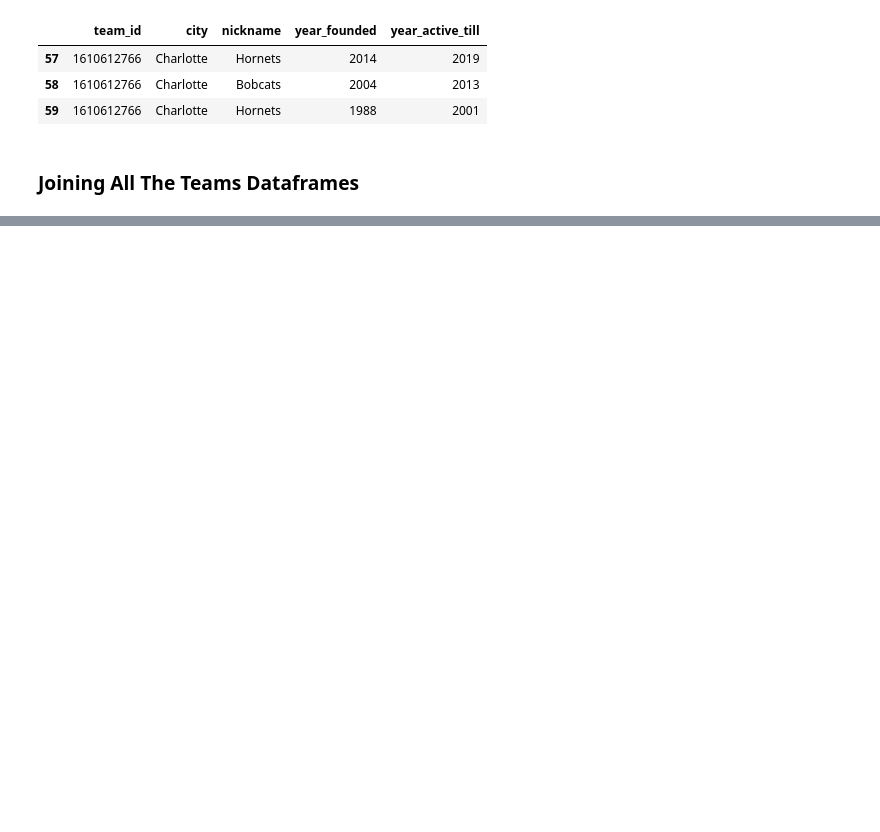
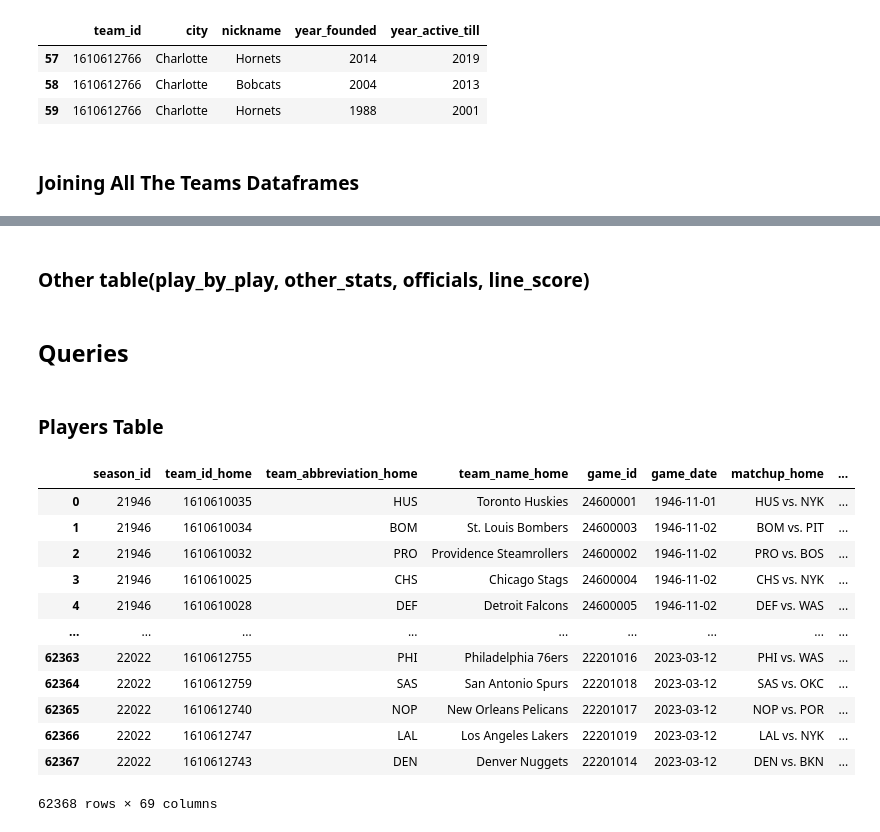
Before and after one commit to mdrhmn48/nba_data_analysis, a Jupyter notebook: pandas.ipynb, the cells around one changed output, grey strips where cells are left out. Drawn from its saved outputs; the diff is of its cells as text; code cells hidden in the pictures; blank space fills up the shorter version.

Commit message:
queries

```diff
--- a/pandas.ipynb
+++ b/pandas.ipynb
@@ -142,0 +272,5 @@ join_team_table_3
+# %%
+join_game_table1 = df_game_info.merge(df_game_summary, on=["game_id"], how="inner")
+join_game_table2 = df_game.merge(join_game_table1, on=["game_id", "game_date"], how="left")
+
+join_game_table2.info()
@@ -142,0 +436,2 @@ join_team_table_3
+# %% [markdown]
+### Other table(play_by_play, other_stats, officials, line_score)
@@ -142,0 +441,20 @@ join_team_table_3
+# %% [markdown]
+## Queries
+# %% [markdown]
+### Players Table
+# %%
+join_game_table2
+# %% [output]
+|  | season_id | team_id_home | team_abbreviation_home | team_name_home | game_id | game_date | matchup_home | ... |
+| 0 | 21946 | 1610610035 | HUS | Toronto Huskies | 24600001 | 1946-11-01 | HUS vs. NYK | ... |
+| 1 | 21946 | 1610610034 | BOM | St. Louis Bombers | 24600003 | 1946-11-02 | BOM vs. PIT | ... |
+| 2 | 21946 | 1610610032 | PRO | Providence Steamrollers | 24600002 | 1946-11-02 | PRO vs. BOS | ... |
+| 3 | 21946 | 1610610025 | CHS | Chicago Stags | 24600004 | 1946-11-02 | CHS vs. NYK | ... |
+| 4 | 21946 | 1610610028 | DEF | Detroit Falcons | 24600005 | 1946-11-02 | DEF vs. WAS | ... |
+| ... | ... | ... | ... | ... | ... | ... | ... | ... |
+| 62363 | 22022 | 1610612755 | PHI | Philadelphia 76ers | 22201016 | 2023-03-12 | PHI vs. WAS | ... |
+| 62364 | 22022 | 1610612759 | SAS | San Antonio Spurs | 22201018 | 2023-03-12 | SAS vs. OKC | ... |
+| 62365 | 22022 | 1610612740 | NOP | New Orleans Pelicans | 22201017 | 2023-03-12 | NOP vs. POR | ... |
+| 62366 | 22022 | 1610612747 | LAL | Los Angeles Lakers | 22201019 | 2023-03-12 | LAL vs. NYK | ... |
+| 62367 | 22022 | 1610612743 | DEN | Denver Nuggets | 22201014 | 2023-03-12 | DEN vs. BKN | ... |
+62368 rows × 69 columns
```
Also changed, not shown: parts of 33 cells of this notebook.
